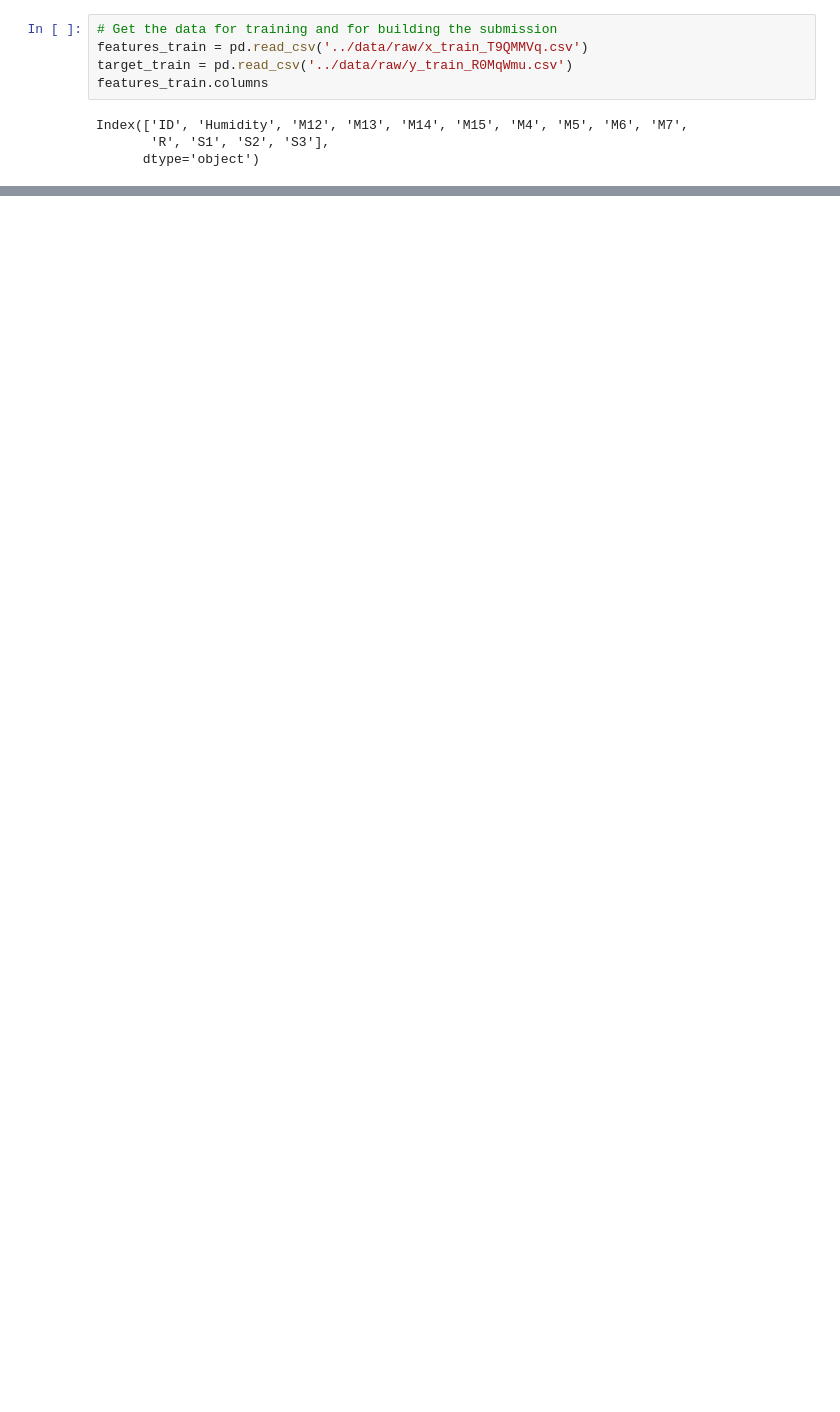
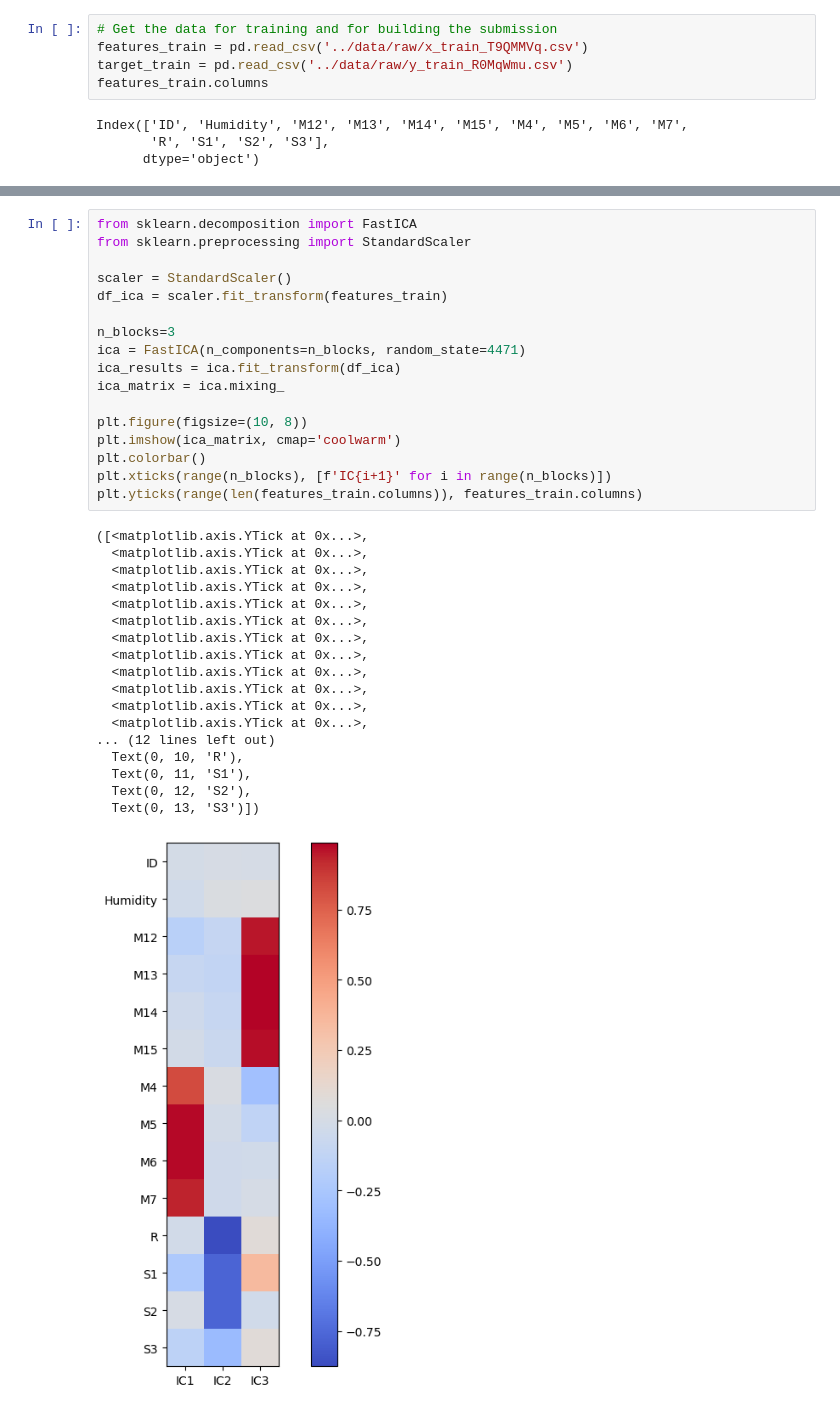
Before and after one commit to fuentediezjaime/gas_detection_challenge, a Jupyter notebook: notebooks/data_exploration.ipynb, the cells around one changed output, grey strips where cells are left out. Drawn from its saved outputs; the diff is of its cells as text; blank space fills up the shorter version.

```diff
--- a/notebooks/data_exploration.ipynb
+++ b/notebooks/data_exploration.ipynb
@@ -20,0 +41,36 @@ sns.heatmap(df,cmap='coolwarm')
+# %%
+from sklearn.decomposition import FastICA
+from sklearn.preprocessing import StandardScaler
+
+scaler = StandardScaler()
+df_ica = scaler.fit_transform(features_train)
+
+n_blocks=3
+ica = FastICA(n_components=n_blocks, random_state=4471)
+ica_results = ica.fit_transform(df_ica)
+ica_matrix = ica.mixing_
+
+plt.figure(figsize=(10, 8))
+plt.imshow(ica_matrix, cmap='coolwarm')
+plt.colorbar()
+plt.xticks(range(n_blocks), [f'IC{i+1}' for i in range(n_blocks)])
+plt.yticks(range(len(features_train.columns)), features_train.columns)
+# %% [output]
+([<matplotlib.axis.YTick at 0x...>,
+  <matplotlib.axis.YTick at 0x...>,
+  <matplotlib.axis.YTick at 0x...>,
+  <matplotlib.axis.YTick at 0x...>,
+  <matplotlib.axis.YTick at 0x...>,
+  <matplotlib.axis.YTick at 0x...>,
+  <matplotlib.axis.YTick at 0x...>,
+  <matplotlib.axis.YTick at 0x...>,
+  <matplotlib.axis.YTick at 0x...>,
+  <matplotlib.axis.YTick at 0x...>,
+  <matplotlib.axis.YTick at 0x...>,
+  <matplotlib.axis.YTick at 0x...>,
+... (12 lines left out)
+  Text(0, 10, 'R'),
+  Text(0, 11, 'S1'),
+  Text(0, 12, 'S2'),
+  Text(0, 13, 'S3')])
+[figure, added]
```
Also changed, not shown: parts of 9 cells of this notebook, 3 other files.
